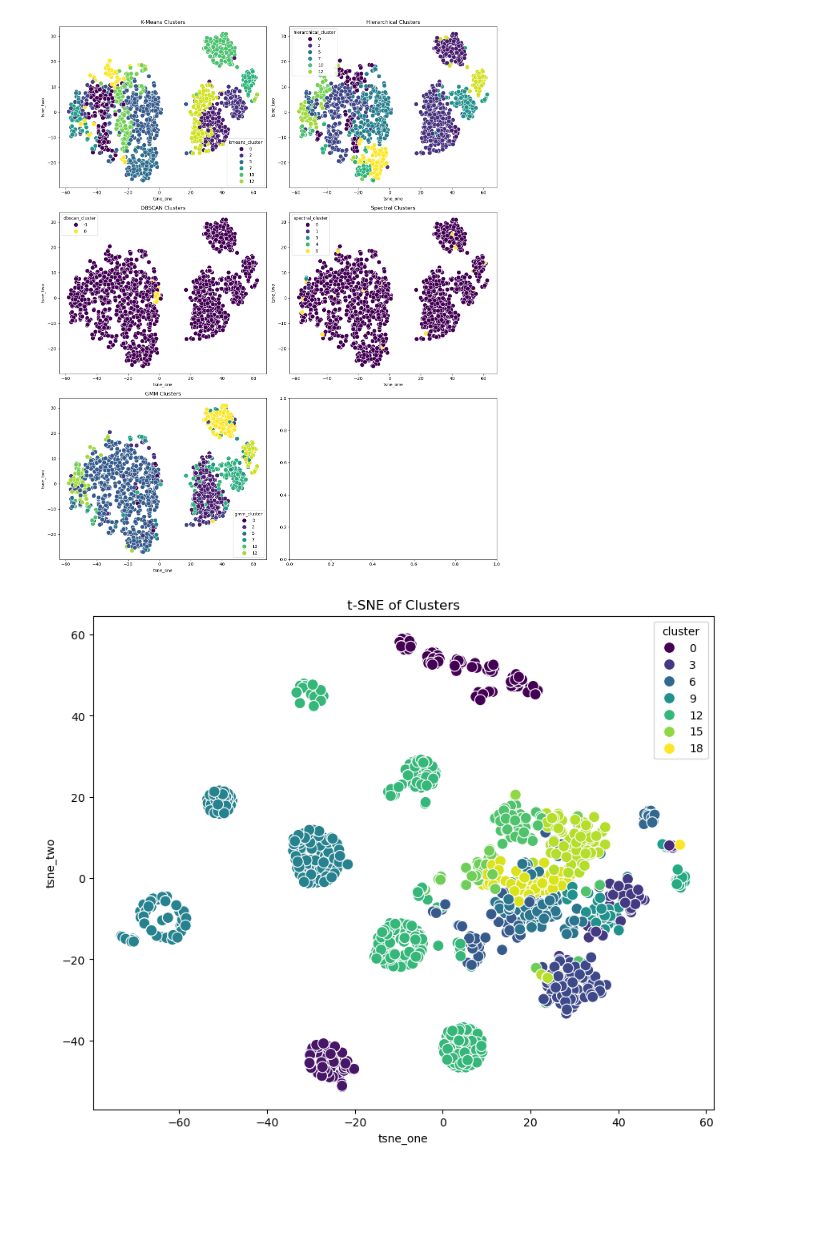
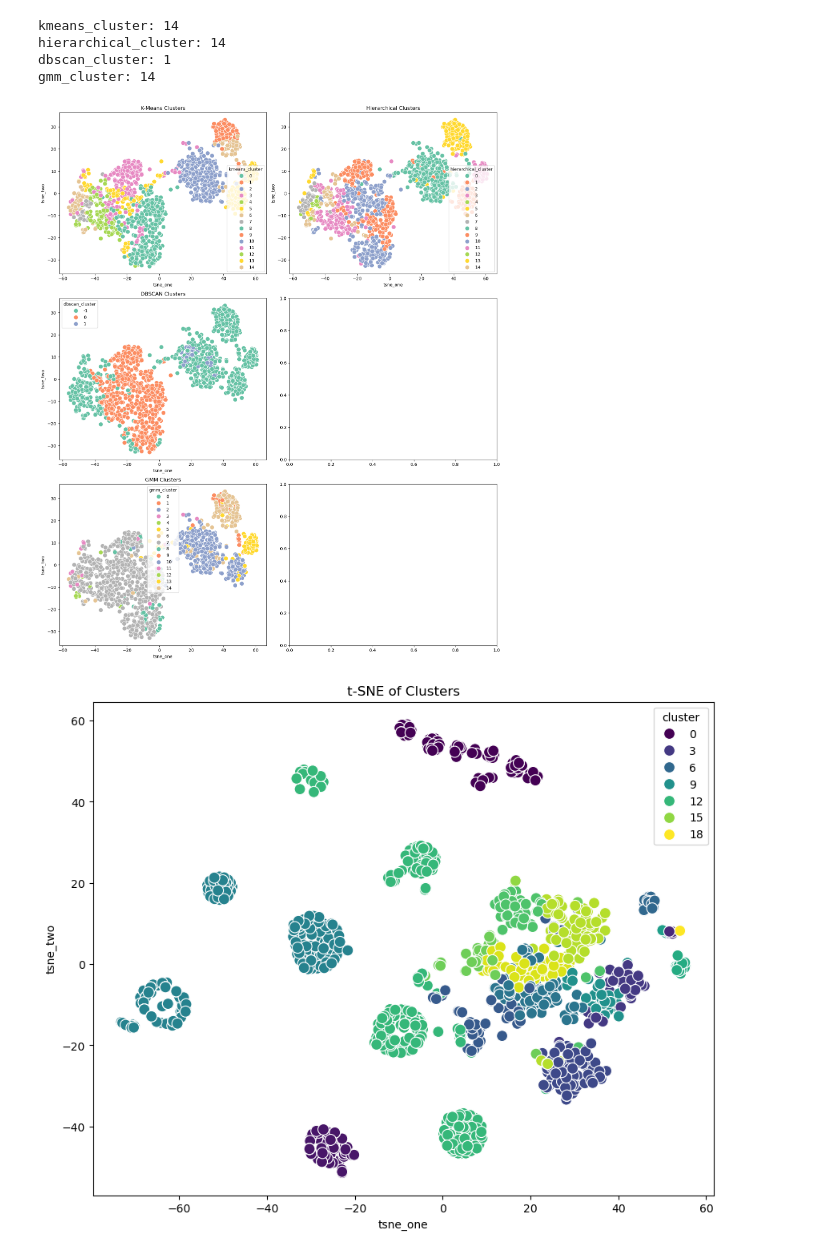
Before and after one commit to zyx2yx/ProfessionPracticeProject, a Jupyter notebook: dataprocess/task2/task2-02.ipynb, the cells around one changed output. Saved outputs shown, nothing was run; the diff lists cells and outputs as text; code cells hidden in the pictures; blank space fills up the shorter version.

```diff
--- a/dataprocess/task2/task2-02.ipynb
+++ b/dataprocess/task2/task2-02.ipynb
@@ -123,63 +189,72 @@ from sklearn.decomposition import PCA
 
 # 标准化特征
 scaler = StandardScaler()
-if 'cluster' in features.columns:
-    scaled_features = scaler.fit_transform(features.drop('cluster', axis=1))
-else:
-    scaled_features = scaler.fit_transform(features)
+scaled_features = scaler.fit_transform(features)
 # KMeans
 # kmeans = KMeans(n_clusters=15, random_state=42)
 kmeans = KMeans(n_clusters=15, random_state=42, init='k-means++', algorithm='lloyd', n_init='auto')
 features['kmeans_cluster'] = kmeans.fit_predict(scaled_features)
+print('kmeans_cluster:',features['kmeans_cluster'].max())
+
 # 层次聚类
 hierarchical = AgglomerativeClustering(n_clusters=15)
 features['hierarchical_cluster'] = hierarchical.fit_predict(scaled_features)
-# DBSCAN
-dbscan = DBSCAN(eps=0.5, min_samples=5)
-features['dbscan_cluster'] = dbscan.fit_predict(scaled_features)
-# 谱聚类
-spectral = SpectralClustering(n_clusters=8, random_state=42)
-features['spectral_cluster'] = spectral.fit_predict(scaled_features)
+print('hierarchical_cluster:',features['hierarchical_cluster'].max())
+
+# DBSCAN 难以调节参数 效果不好
+# dbscan = DBSCAN(eps=2, min_samples=10)
+# features['dbscan_cluster'] = dbscan.fit_predict(scaled_features)
+# print('dbscan_cluster:',features['dbscan_cluster'].max())
+
+# 谱聚类 慢
+# spectral = SpectralClustering(n_clusters=3, random_state=42)
+# features['spectral_cluster'] = spectral.fit_predict(scaled_features)
 # 高斯混合模型
 gmm = GaussianMixture(n_components=15, random_state=42)
 features['gmm_cluster'] = gmm.fit_predict(scaled_features)
+print('gmm_cluster:',features['gmm_cluster'].max())
 # %% [output]
-[figure, removed]
+kmeans_cluster: 14
+hierarchical_cluster: 14
+dbscan_cluster: 1
+gmm_cluster: 14
 # %%
 # 降维
 # t-SNE降维
 tsne = TSNE(n_components=2, random_state=42)
 tsne_features = tsne.fit_transform(scaled_features)
 
 # 添加t-SNE结果到features中
 features['tsne_one'] = tsne_features[:, 0]
 features['tsne_two'] = tsne_features[:, 1]
 
 # 绘制不同聚类算法的t-SNE可视化结果
 fig, axes = plt.subplots(3, 2, figsize=(15, 18))
 
 # 绘制K-Means聚类结果
-sns.scatterplot(data=features, x='tsne_one', y='tsne_two', hue='kmeans_cluster', palette='viridis', s=100, ax=axes[0, 0])
+sns.scatterplot(data=features, x='tsne_one', y='tsne_two', hue='kmeans_cluster', palette='Set2',s=100, ax=axes[0, 0])
 axes[0, 0].set_title('K-Means Clusters')
 
 # 绘制层次聚类结果
-sns.scatterplot(data=features, x='tsne_one', y='tsne_two', hue='hierarchical_cluster', palette='viridis', s=100, ax=axes[0, 1])
+sns.scatterplot(data=features, x='tsne_one', y='tsne_two', hue='hierarchical_cluster', palette='Set2', s=100, ax=axes[0, 1])
 axes[0, 1].set_title('Hierarchical Clusters')
 
 # 绘制DBSCAN聚类结果
-sns.scatterplot(data=features, x='tsne_one', y='tsne_two', hue='dbscan_cluster', palette='viridis', s=100, ax=axes[1, 0])
+sns.scatterplot(data=features, x='tsne_one', y='tsne_two', hue='dbscan_cluster', palette='Set2', s=100, ax=axes[1, 0])
 axes[1, 0].set_title('DBSCAN Clusters')
 
-# 绘制谱聚类结果
-sns.scatterplot(data=features, x='tsne_one', y='tsne_two', hue='spectral_cluster', palette='viridis', s=100, ax=axes[1, 1])
-axes[1, 1].set_title('Spectral Clusters')
+# # 绘制谱聚类结果
+# sns.scatterplot(data=features, x='tsne_one', y='tsne_two', hue='spectral_cluster', palette='Set2', s=100, ax=axes[1, 1])
+# axes[1, 1].set_title('Spectral Clusters')
 
 # 绘制GMM聚类结果
-sns.scatterplot(data=features, x='tsne_one', y='tsne_two', hue='gmm_cluster', palette='viridis', s=100, ax=axes[2, 0])
+sns.scatterplot(data=features, x='tsne_one', y='tsne_two', hue='gmm_cluster',palette='Set2', s=100, ax=axes[2, 0])
 axes[2, 0].set_title('GMM Clusters')
 
 plt.tight_layout()
 plt.show()
+# %% [output]
+[figure, added]
 # %%
 import matplotlib.pyplot as plt
 import seaborn as sns
```
Also changed, not shown: parts of 3 cells of this notebook.
